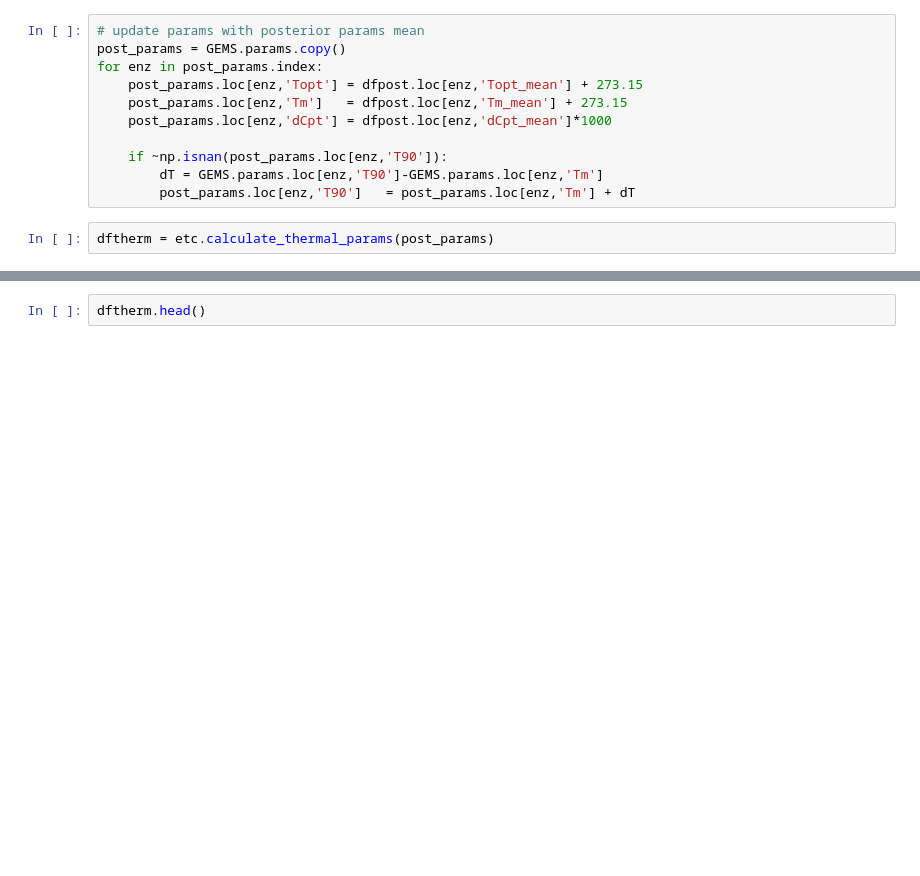
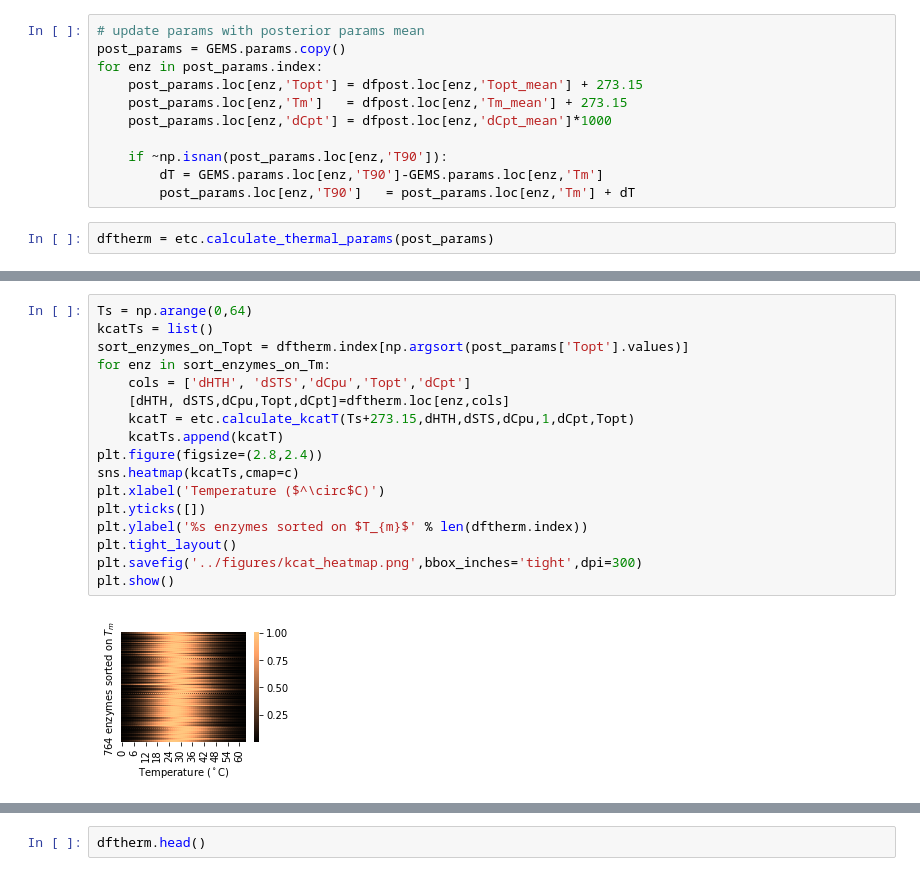
Before and after one commit to SysBioChalmers/BayesianGEM, a Jupyter notebook: code/visualize_temperature_on_enzymes_posterior.ipynb, the cells around one changed output, grey strips where cells are left out. Saved outputs shown, nothing was run; the diff lists cells and outputs as text; blank space fills up the shorter version.

```diff
--- a/code/visualize_temperature_on_enzymes_posterior.ipynb
+++ b/code/visualize_temperature_on_enzymes_posterior.ipynb
@@ -57,0 +116,19 @@ for enz in sort_enzymes_on_Tm:
+# %%
+Ts = np.arange(0,64)
+kcatTs = list()
+sort_enzymes_on_Topt = dftherm.index[np.argsort(post_params['Topt'].values)]
+for enz in sort_enzymes_on_Tm:
+    cols = ['dHTH', 'dSTS','dCpu','Topt','dCpt']
+    [dHTH, dSTS,dCpu,Topt,dCpt]=dftherm.loc[enz,cols]
+    kcatT = etc.calculate_kcatT(Ts+273.15,dHTH,dSTS,dCpu,1,dCpt,Topt)
+    kcatTs.append(kcatT)
+plt.figure(figsize=(2.8,2.4))
+sns.heatmap(kcatTs,cmap=c)
+plt.xlabel('Temperature ($^\circ$C)')
+plt.yticks([])
+plt.ylabel('%s enzymes sorted on $T_{m}$' % len(dftherm.index))
+plt.tight_layout()
+plt.savefig('../figures/kcat_heatmap.png',bbox_inches='tight',dpi=300)
+plt.show()
+# %% [output]
+[figure, added]
```
Also changed, not shown: parts of 18 cells of this notebook, 4 other files.
